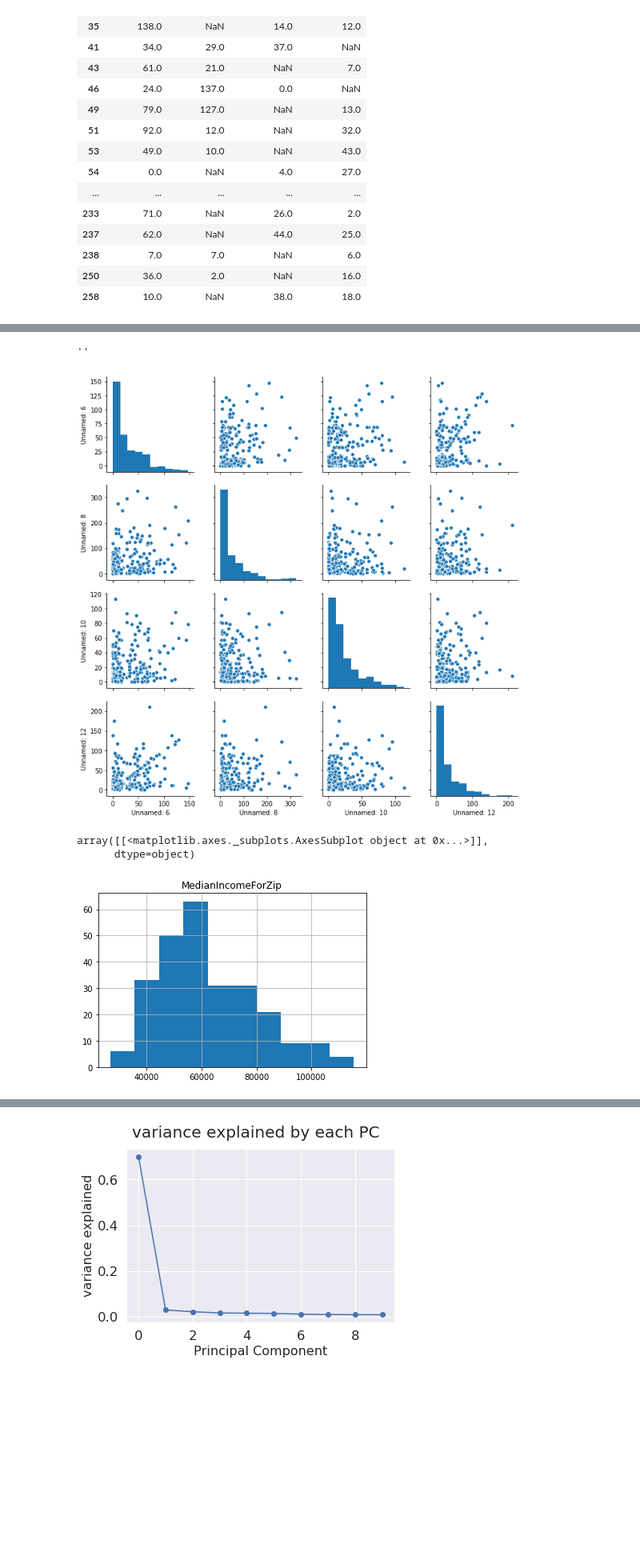
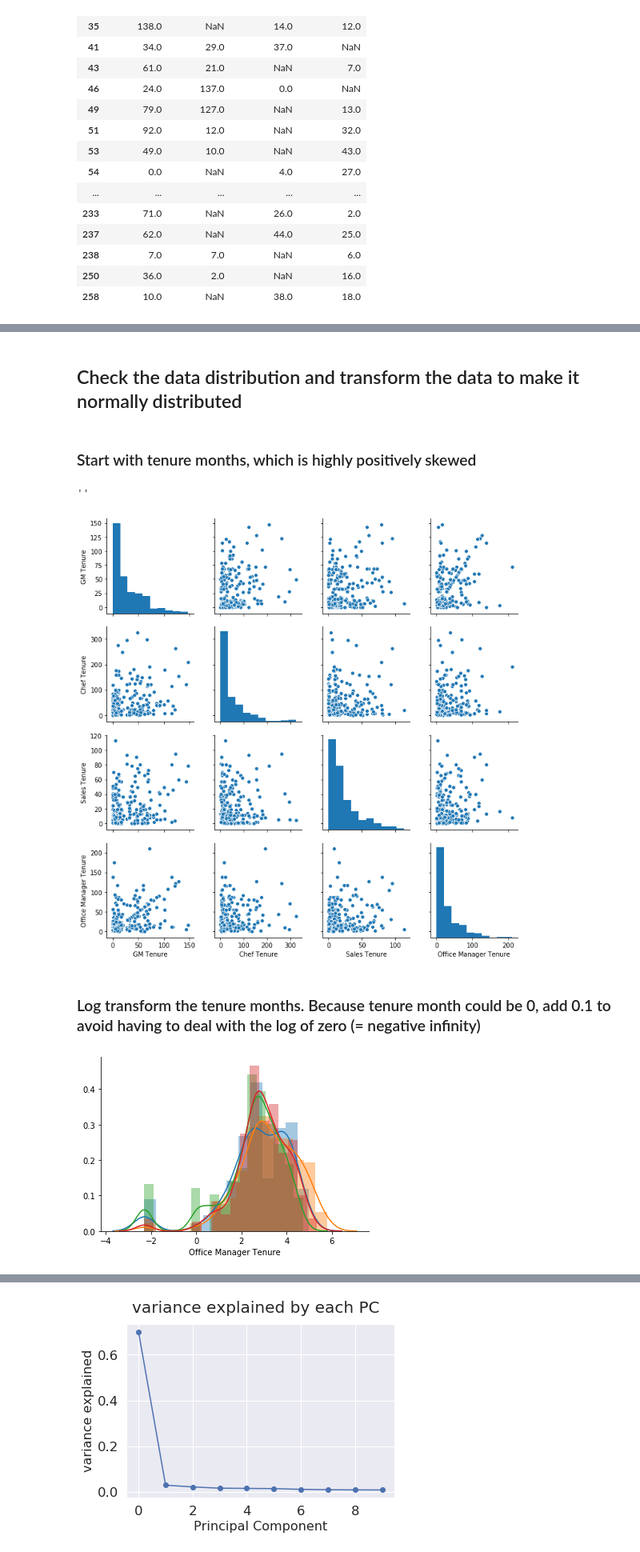
Before and after one commit to MamiyaA/FeatureFinder, a Jupyter notebook: DataExplorationAndPreProcessing.ipynb, the cells around one changed output, grey strips where cells are left out. Shown: that part at 80% size. Cells and saved outputs as stored; diff of their text form; code cells hidden in the pictures; blank space fills up the shorter version.

```diff
--- a/DataExplorationAndPreProcessing.ipynb
+++ b/DataExplorationAndPreProcessing.ipynb
@@ -156,13 +166,19 @@ TenureMonth2.loc[(TenureMonth2['Unnamed: 6'].isnull()) |
 MedianTenureGM = TenureMonth2.loc[:,'Unnamed: 6'].median()
 
 TenureMonth2.loc[(TenureMonth2.loc[:,'Unnamed: 6'].isnull())] = MedianTenureGM
+#Rename the column
+TenureMonth2.rename(columns={'Unnamed: 6': 'GM Tenure'}, inplace=True)
 # %%
 #Replace the chef, sales leader, and office manager's missing tenure with their median
 MedianTenureChef = TenureMonth2.loc[:,'Unnamed: 8'].median()
 MedianTenureSales = TenureMonth2.loc[:,'Unnamed: 10'].median()
 MedianTenureOffice = TenureMonth2.loc[:,'Unnamed: 12'].median()
 
-
 TenureMonth2.loc[(TenureMonth2.loc[:,'Unnamed: 8'].isnull())] = MedianTenureChef
 TenureMonth2.loc[(TenureMonth2.loc[:,'Unnamed: 10'].isnull())] = MedianTenureSales
 TenureMonth2.loc[(TenureMonth2.loc[:,'Unnamed: 12'].isnull())] = MedianTenureOffice
+
+#Rename the column
+TenureMonth2.rename(columns={'Unnamed: 8': 'Chef Tenure'}, inplace=True)
+TenureMonth2.rename(columns={'Unnamed: 10': 'Sales Tenure'}, inplace=True)
+TenureMonth2.rename(columns={'Unnamed: 12': 'Office Manager Tenure'}, inplace=True)
@@ -169,14 +190,23 @@ TenureMonth2.loc[(TenureMonth2.loc[:,'Unnamed: 12'].isnull())] = MedianTenureOff
+# %% [markdown]
+## Check the data distribution and transform the data to make it normally distributed
+# %% [markdown]
+### Start with tenure months, which is highly positively skewed
 # %%
-#Tenure monthes are extrenely poistively skewed. May be log (x+1) transform?
+#Tenure monthes are extrenely poistively skewed. Use log transform
 sb.pairplot(TenureMonth2)
 ;
 # %% [output]
 ''
-[figure, old version]
+[figure, new version]
-# %%
-#Median income is also poistively skewed.
-MedianIncomeData.hist()
-# %% [output]
-array([[<matplotlib.axes._subplots.AxesSubplot object at 0x...>]],
-      dtype=object)
-[figure, removed]
+# %% [markdown]
+### Log transform the tenure months. Because tenure month could be 0, add 0.1 to avoid having to deal with the log of zero (= negative infinity)
+# %%
+#log transform the TenureMonth values after adding 0.1 so that we don't have to deal with the log of zero.
+NewTenureMonth2=TenureMonth2+0.1
+NewTenureMonth2Log=NewTenureMonth2.apply(np.log) # returns DataFrame
+#Show the new distribution.
+for column in NewTenureMonth2Log:
+    sb.distplot(NewTenureMonth2Log.loc[:,column])
+    sb.despine()
+# %% [output]
+[figure, added]
```
Also changed, not shown: parts of 51 cells of this notebook.
